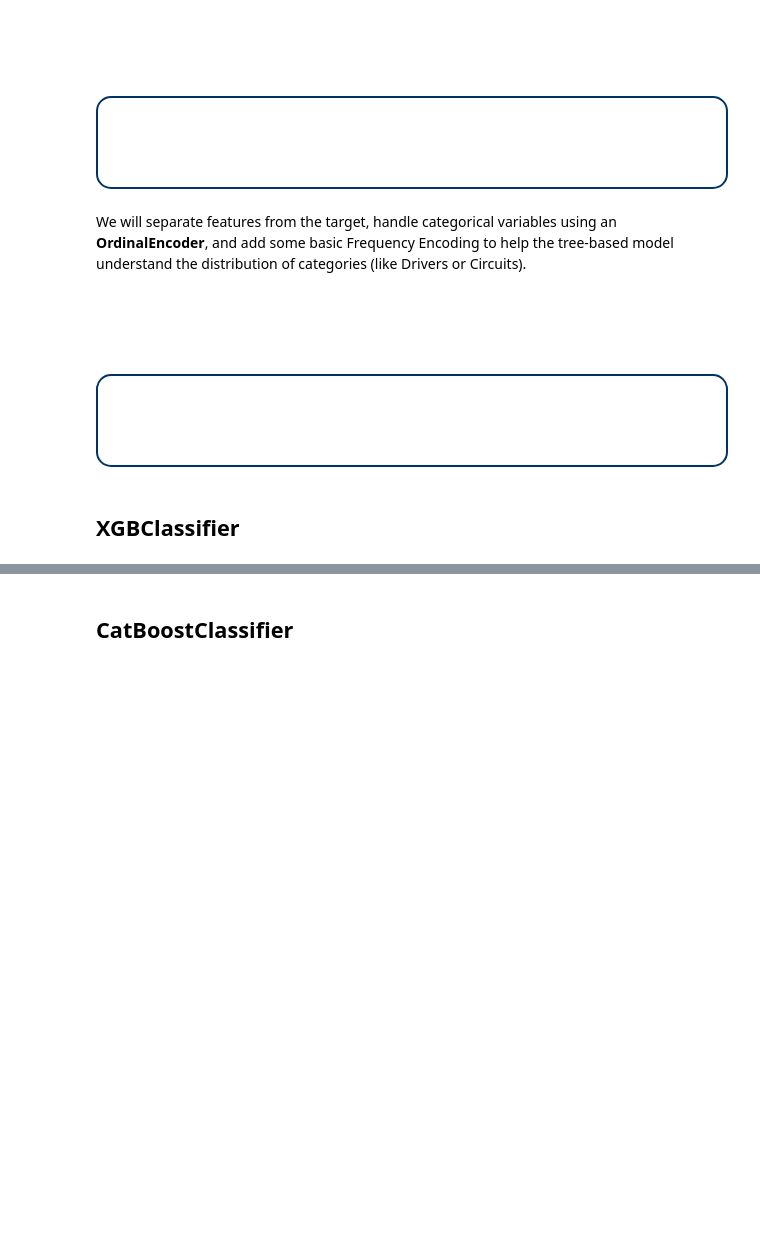
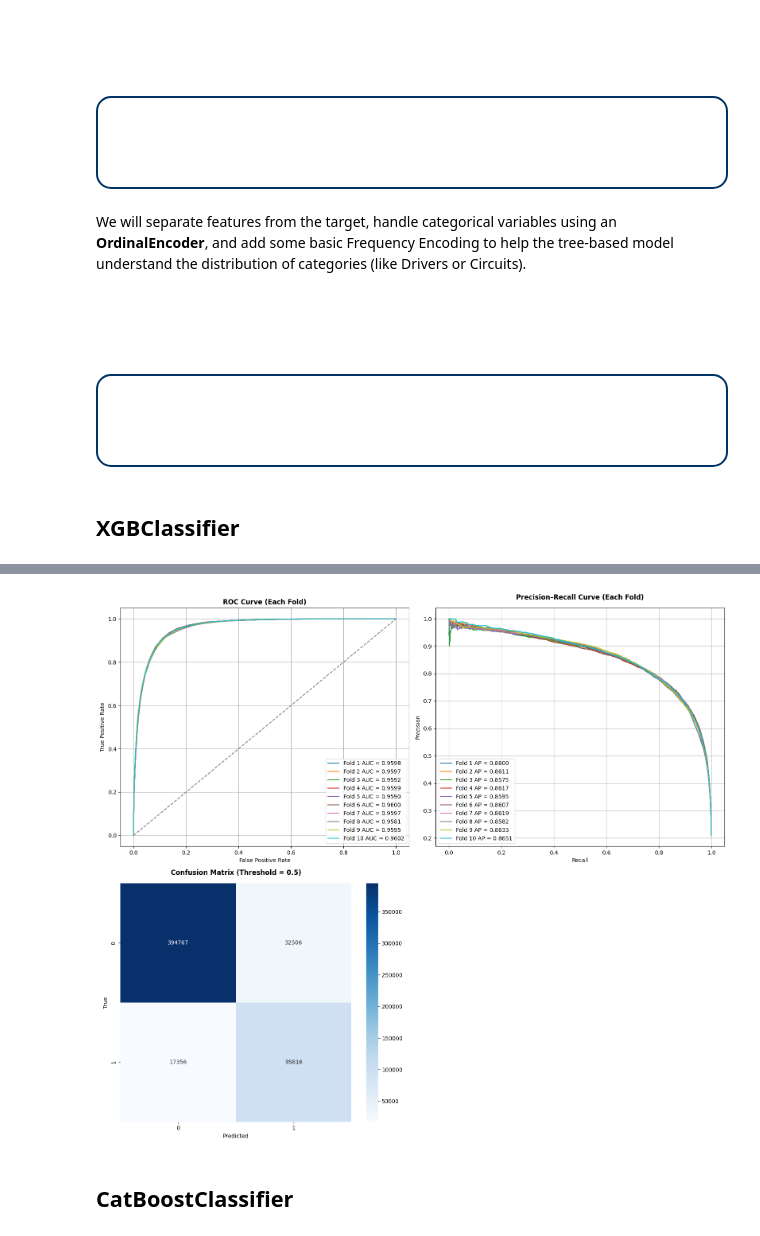
Before and after one commit to daominhthuan42/kaggle-portfolio, a Jupyter notebook: 42-predicting-f1-pit-stops/f1-pit-stops-eda-detail-ml.ipynb, the cells around one changed output, grey strips where cells are left out. Saved outputs shown, nothing was run; the diff lists cells and outputs as text; code cells hidden in the pictures; blank space fills up the shorter version.

```diff
--- a/42-predicting-f1-pit-stops/f1-pit-stops-eda-detail-ml.ipynb
+++ b/42-predicting-f1-pit-stops/f1-pit-stops-eda-detail-ml.ipynb
@@ -3660,7 +3718,6 @@ study.optimize(objective, n_trials=60, show_progress_bar=True)
 final_params_xgb = study.best_params.copy()
 final_params_xgb.update({
     "n_estimators": 15000,
-    "early_stopping_rounds": 300,
     "tree_method": "hist",
     "device": "cuda",
     "objective": "binary:logistic",
@@ -3670,6 +3727,8 @@ final_params_xgb.update({
     "verbose": 0,
     "use_label_encoder": False,
     "booster": "gbtree",
+    "max_bin": 256,
+    "early_stopping_rounds": 300
 })
 
 # MAIN 10-FOLD TRAINING
@@ -3723,3 +3782,4 @@ logger.info("*"*80)
 
 # Plot OOF + Fold Metrics
 plot_oof_metrics(y_true=y.values, oof_preds=oof_preds_xgb, fold_preds=fold_preds_xgb, threshold=0.5)
+# %% [output]
@@ -3726,3 +3802,4 @@ plot_oof_metrics(y_true=y.values, oof_preds=oof_preds_xgb, fold_preds=fold_preds
+[figure, added]
 # %% [markdown]
 ## CatBoostClassifier
 # %%
```
Also changed, not shown: parts of 30 cells of this notebook, 3 other files.
